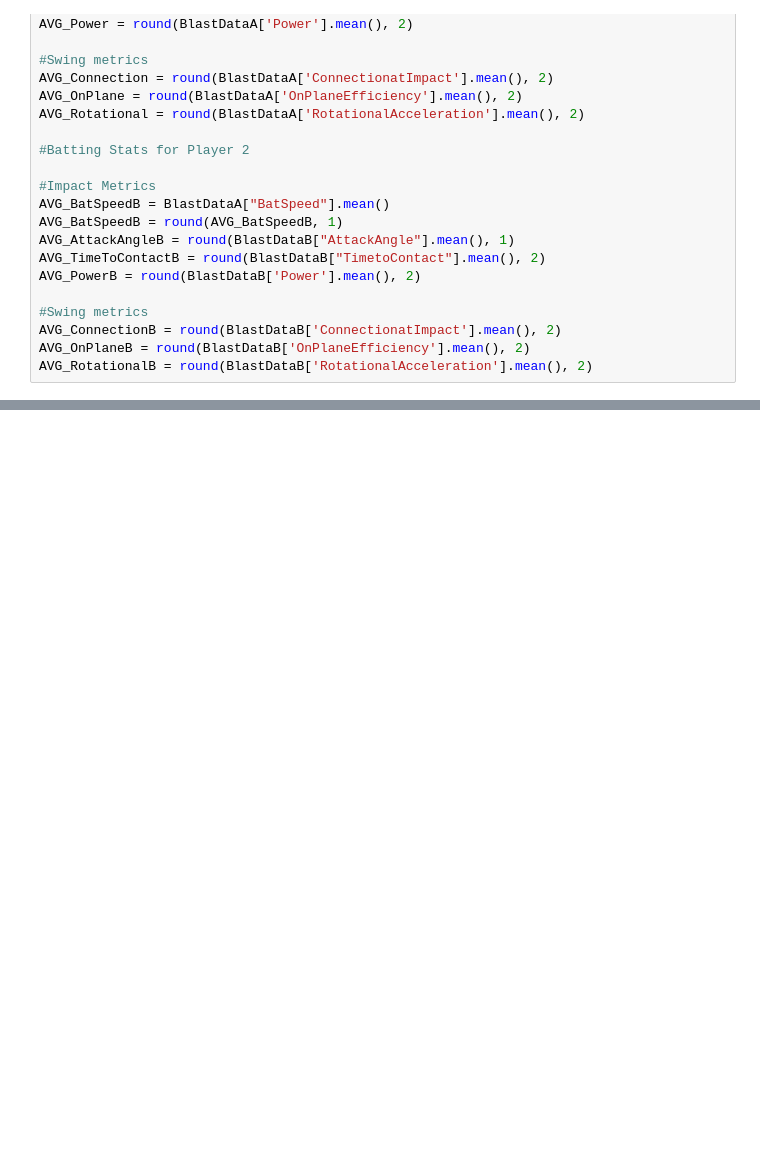
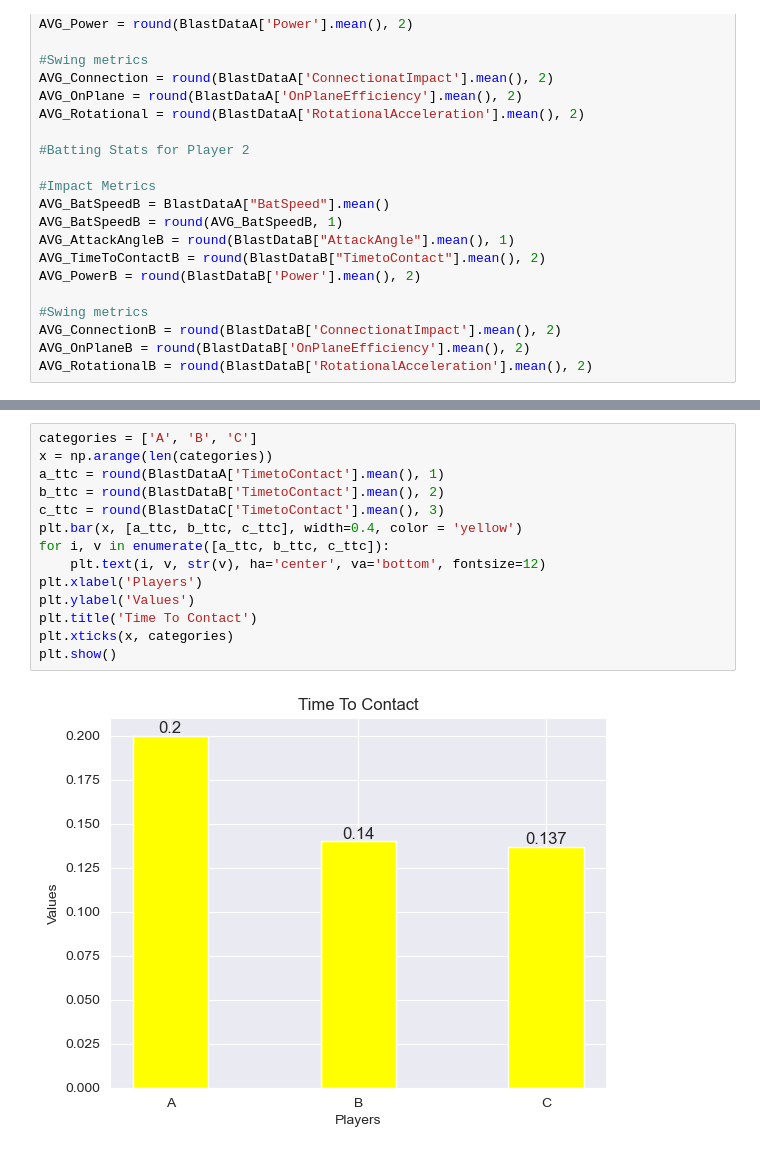
Before and after one commit to RaufAK/BlastMotion, a Jupyter notebook: homework2.ipynb, the cells around one changed output, grey strips where cells are left out. Cells and saved outputs as stored; diff of their text form; blank space fills up the shorter version.

```diff
--- a/homework2.ipynb
+++ b/homework2.ipynb
@@ -40,0 +107,16 @@ NameError: name 'BlastDataA' is not defined
+# %%
+categories = ['A', 'B', 'C']
+x = np.arange(len(categories))
+a_ttc = round(BlastDataA['TimetoContact'].mean(), 1)
+b_ttc = round(BlastDataB['TimetoContact'].mean(), 2)
+c_ttc = round(BlastDataC['TimetoContact'].mean(), 3)
+plt.bar(x, [a_ttc, b_ttc, c_ttc], width=0.4, color = 'yellow')
+for i, v in enumerate([a_ttc, b_ttc, c_ttc]):
+    plt.text(i, v, str(v), ha='center', va='bottom', fontsize=12)
+plt.xlabel('Players')
+plt.ylabel('Values')
+plt.title('Time To Contact')
+plt.xticks(x, categories)
+plt.show()
+# %% [output]
+[figure, added]
```
Also changed, not shown: parts of 5 cells of this notebook.
